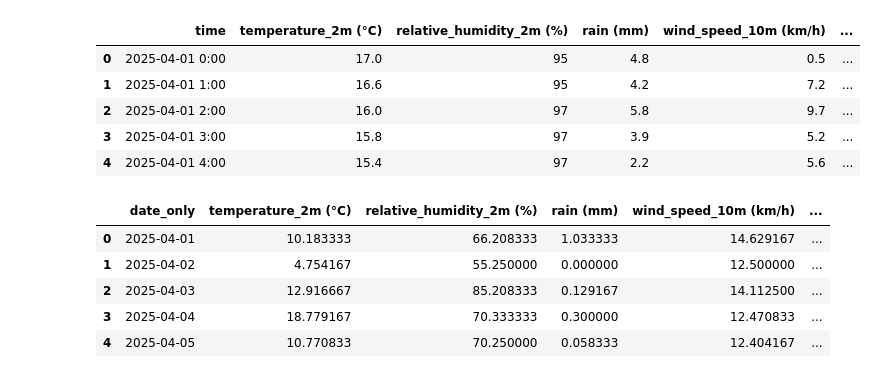
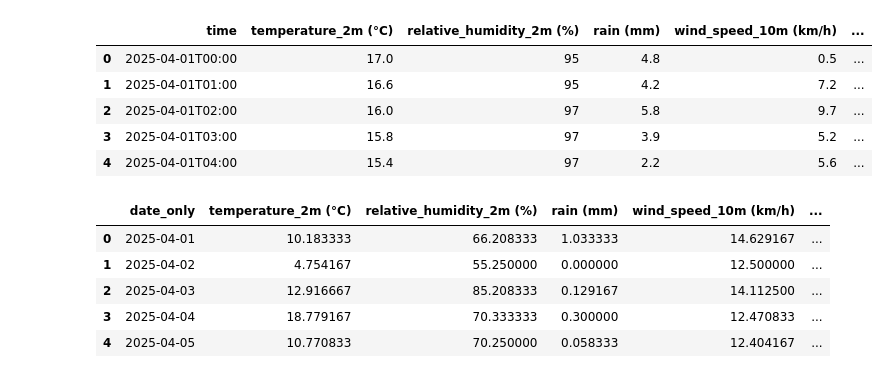
Before and after one commit to ar3lyy/DataScienceFinalProject, a Jupyter notebook: RainPredictionModel.ipynb, the cells around one changed output. Cells and saved outputs as stored; diff of their text form; code cells hidden in the pictures.

```diff
--- a/RainPredictionModel.ipynb
+++ b/RainPredictionModel.ipynb
@@ -4,18 +4,19 @@ import numpy as np
 # %%
 # load both weather datasets
 # Open-Meteo gives hourly weather data like temperature, humidity, rain, wind, gusts, and dew point
 # Meteostat gives daily pressure, which we are adding because pressure is related to rainfall
-open_meteo = pd.read_csv('open-meteo.csv')
-meteostat = pd.read_csv('meteostat.csv')
 
-open_meteo.head()
+open_meteo = pd.read_csv("open-meteo.csv", skiprows=3)
+meteostat = pd.read_csv("meteostat.csv")
+
+display(open_meteo.head())
 # %% [output]
 |  | time | temperature_2m (°C) | relative_humidity_2m (%) | rain (mm) | wind_speed_10m (km/h) | ... |
-| 0 | 2025-04-01 0:00 | 17.0 | 95 | 4.8 | 0.5 | ... |
-| 1 | 2025-04-01 1:00 | 16.6 | 95 | 4.2 | 7.2 | ... |
-| 2 | 2025-04-01 2:00 | 16.0 | 97 | 5.8 | 9.7 | ... |
-| 3 | 2025-04-01 3:00 | 15.8 | 97 | 3.9 | 5.2 | ... |
-| 4 | 2025-04-01 4:00 | 15.4 | 97 | 2.2 | 5.6 | ... |
+| 0 | 2025-04-01T00:00 | 17.0 | 95 | 4.8 | 0.5 | ... |
+| 1 | 2025-04-01T01:00 | 16.6 | 95 | 4.2 | 7.2 | ... |
+| 2 | 2025-04-01T02:00 | 16.0 | 97 | 5.8 | 9.7 | ... |
+| 3 | 2025-04-01T03:00 | 15.8 | 97 | 3.9 | 5.2 | ... |
+| 4 | 2025-04-01T04:00 | 15.4 | 97 | 2.2 | 5.6 | ... |
 # %%
 # convert time columns into datetime format so we can work with dates properly
 open_meteo['time'] = pd.to_datetime(open_meteo['time'])
```
Also changed, not shown: parts of 9 cells of this notebook.
